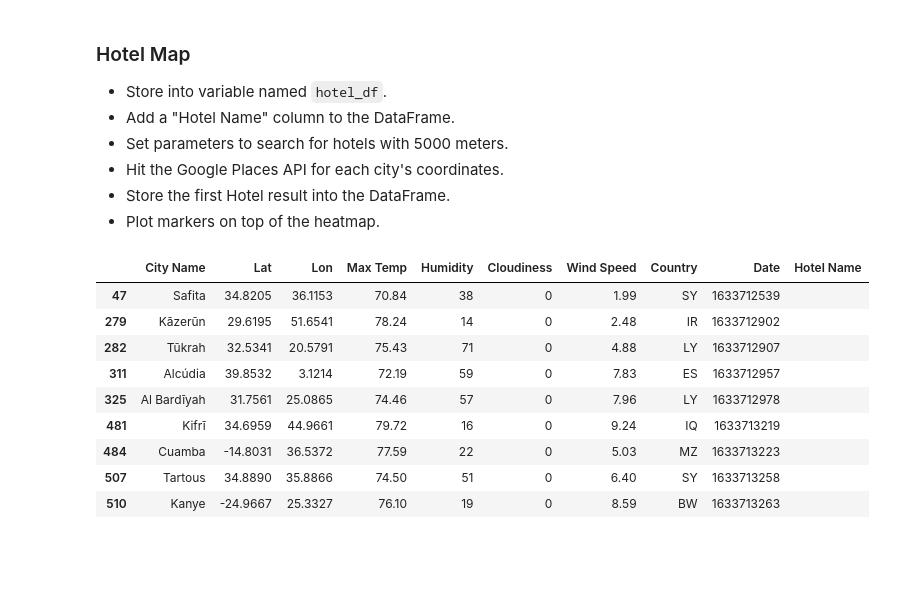
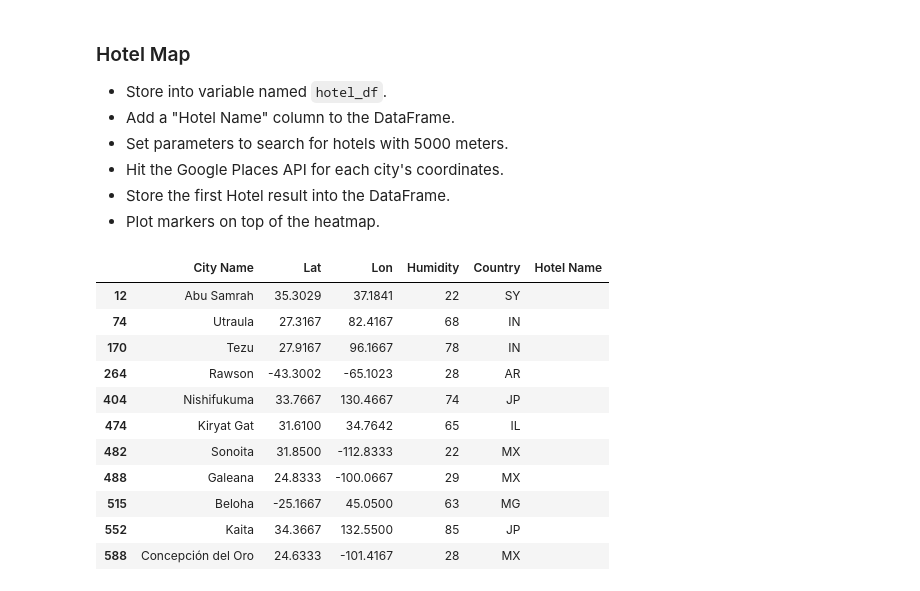
Before and after one commit to kellrow80/python-api-challenge, a Jupyter notebook: Instructions/starter_code/VacationPy.ipynb, the cells around one changed output. Cells and saved outputs as stored; diff of their text form; code cells hidden in the pictures; blank space fills up the shorter version.

Commit message:
Final code for WeatherPy and VacationPy

```diff
--- a/Instructions/starter_code/VacationPy.ipynb
+++ b/Instructions/starter_code/VacationPy.ipynb
@@ -78,11 +84,11 @@ weather_data_df[weather_data_df.isna().any(axis=1)]
 # %%
 #Find ideal weather conditions and show data
 
-weather_data_df = weather_data_df.loc[(weather_data_df["Max Temp"] >= 70) &
+ideal_city = weather_data_df.loc[(weather_data_df["Max Temp"] >= 70) &
                                        (weather_data_df["Max Temp"] <=80) &
                                        (weather_data_df["Wind Speed"] < 10) &
-                                       (weather_data_df["Cloudiness"] == 0)]
+                                       (weather_data_df["Cloudiness"] == 0)].dropna()
 
-weather_data_df
+ideal_city
 # %% [output]
 |  | Unnamed: 0 | City Name | Lat | Lon | Max Temp | Humidity | Cloudiness | Wind Speed | Country | Date |
@@ -106,20 +114,22 @@ weather_data_df
 # %%
 #Create data frame including new column for Hotel Name
 
-weather_data_df['Hotel Name'] = ""
-hotel_df = weather_data_df[["City Name", "Lat", "Lon", "Max Temp", "Humidity", "Cloudiness", "Wind Speed", "Country", "Date", "Hotel Name"]]
+ideal_city['Hotel Name'] = ""
+hotel_df = ideal_city[["City Name", "Lat", "Lon","Humidity", "Country", "Hotel Name"]].copy()
 hotel_df
 # %% [output]
-|  | City Name | Lat | Lon | Max Temp | Humidity | Cloudiness | Wind Speed | Country | Date | Hotel Name |
-| 47 | Safita | 34.8205 | 36.1153 | 70.84 | 38 | 0 | 1.99 | SY | 1633712539 |  |
-| 279 | Kāzerūn | 29.6195 | 51.6541 | 78.24 | 14 | 0 | 2.48 | IR | 1633712902 |  |
-| 282 | Tūkrah | 32.5341 | 20.5791 | 75.43 | 71 | 0 | 4.88 | LY | 1633712907 |  |
-| 311 | Alcúdia | 39.8532 | 3.1214 | 72.19 | 59 | 0 | 7.83 | ES | 1633712957 |  |
-| 325 | Al Bardīyah | 31.7561 | 25.0865 | 74.46 | 57 | 0 | 7.96 | LY | 1633712978 |  |
-| 481 | Kifrī | 34.6959 | 44.9661 | 79.72 | 16 | 0 | 9.24 | IQ | 1633713219 |  |
-| 484 | Cuamba | -14.8031 | 36.5372 | 77.59 | 22 | 0 | 5.03 | MZ | 1633713223 |  |
-| 507 | Tartous | 34.8890 | 35.8866 | 74.50 | 51 | 0 | 6.40 | SY | 1633713258 |  |
-| 510 | Kanye | -24.9667 | 25.3327 | 76.10 | 19 | 0 | 8.59 | BW | 1633713263 |  |
+|  | City Name | Lat | Lon | Humidity | Country | Hotel Name |
+| 12 | Abu Samrah | 35.3029 | 37.1841 | 22 | SY |  |
+| 74 | Utraula | 27.3167 | 82.4167 | 68 | IN |  |
+| 170 | Tezu | 27.9167 | 96.1667 | 78 | IN |  |
+| 264 | Rawson | -43.3002 | -65.1023 | 28 | AR |  |
+| 404 | Nishifukuma | 33.7667 | 130.4667 | 74 | JP |  |
+| 474 | Kiryat Gat | 31.6100 | 34.7642 | 65 | IL |  |
+| 482 | Sonoita | 31.8500 | -112.8333 | 22 | MX |  |
+| 488 | Galeana | 24.8333 | -100.0667 | 29 | MX |  |
+| 515 | Beloha | -25.1667 | 45.0500 | 63 | MG |  |
+| 552 | Kaita | 34.3667 | 132.5500 | 85 | JP |  |
+| 588 | Concepción del Oro | 24.6333 | -101.4167 | 28 | MX |  |
 # %%
 #Loop through the dataframe and request first hotel name in the city
 
```
Also changed, not shown: parts of 4 cells of this notebook, 16 other files.
